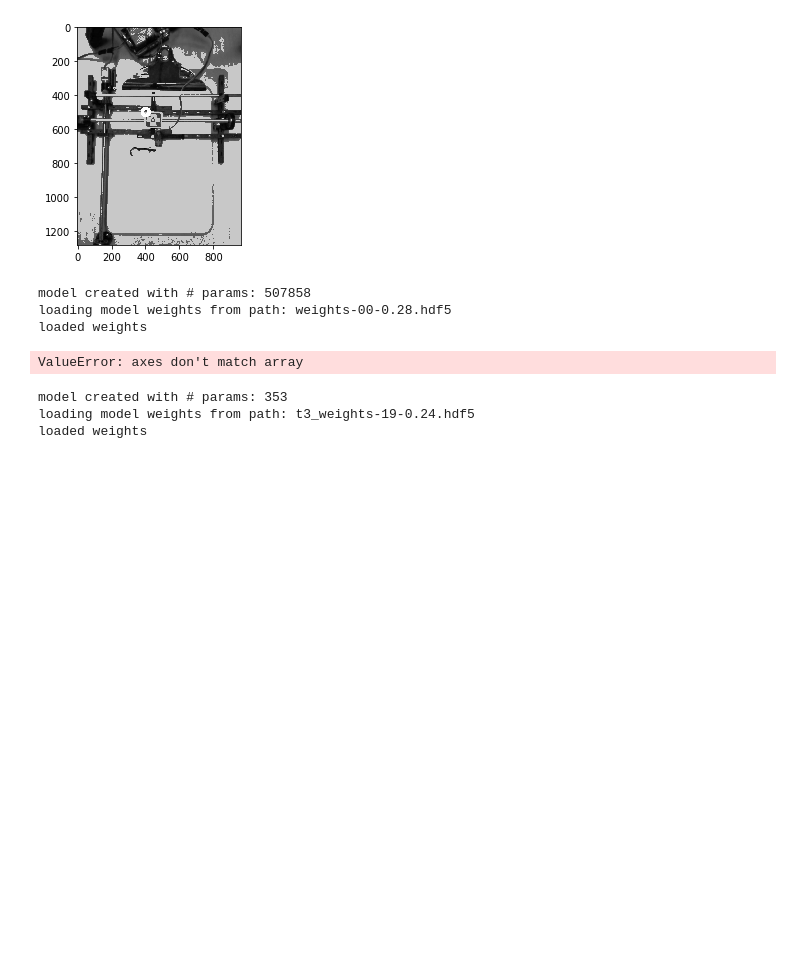
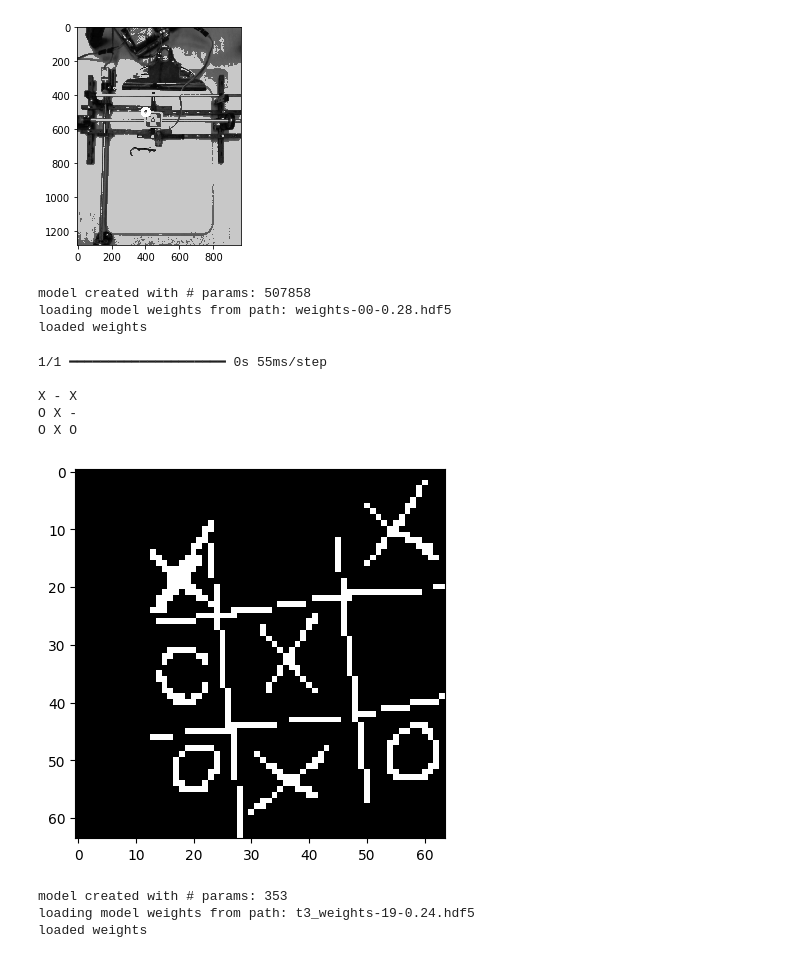
Before and after one commit to abdo20050/Tic_tac_toe_plotter, a Jupyter notebook: main.ipynb, the cells around one changed output. Saved outputs shown, nothing was run; the diff lists cells and outputs as text; code cells hidden in the pictures; blank space fills up the shorter version.

```diff
--- a/main.ipynb
+++ b/main.ipynb
@@ -186,7 +186,7 @@ loaded weights
 def board_state():
     # OFF_X, OFF_Y = -16, 34
     OFF_X, OFF_Y = 0, 0
-    SCALE = 1/3
+    SCALE = 1/2.5
 
     ret_val, img = cam.read()
 
@@ -194,34 +194,39 @@ def board_state():
     img = np.flipud(img)
 
     img = cv2.cvtColor(img, cv2.COLOR_BGR2GRAY)
     img = cv2.resize(img, (int(img.shape[1]*SCALE), int(img.shape[0]*SCALE)))
     sr, sc = 55, 55
     # sr, sc = int(BOARD_Y*SCALE), int(BOARD_X*SCALE)
     #cv2.rectangle(img, (sc+OFF_X, sr+OFF_Y), (sc+OFF_X+BOARD_SIZE, sr+OFF_Y+BOARD_SIZE), 255, 4)
     img_rows, img_cols = 64, 64
     # img = img[sr+OFF_Y: sr+OFF_Y+BOARD_SIZE, sc+OFF_X: sc+OFF_X+BOARD_SIZE]
     img = img[sr:sr+img_rows, sc:sc+img_cols]
     #img[img>200] = 255
 
     img = cv2.adaptiveThreshold(img, 255, cv2.ADAPTIVE_THRESH_GAUSSIAN_C, cv2.THRESH_BINARY, 101, 15)
     img = img.astype(np.float64)
     img = 255-img
     img = img.astype(np.float64)
     img /= 255
 
     plt.imshow(img, cmap=plt.cm.gray)
 
     state = np.round(d.predict(img))
 
     return state
 
 state = board_state()
 
 vis(ones_state(state))
 # cam.release()
 cv2.destroyAllWindows()
 # %% [output]
-ValueError: axes don't match array
+1/1 ━━━━━━━━━━━━━━━━━━━━ 0s 55ms/step
+
+X - X
+O X -
+O X O
+[figure, added]
 # %%
 # create tictac ai
 import t3_ai
```
Also changed, not shown: 5 other files.
